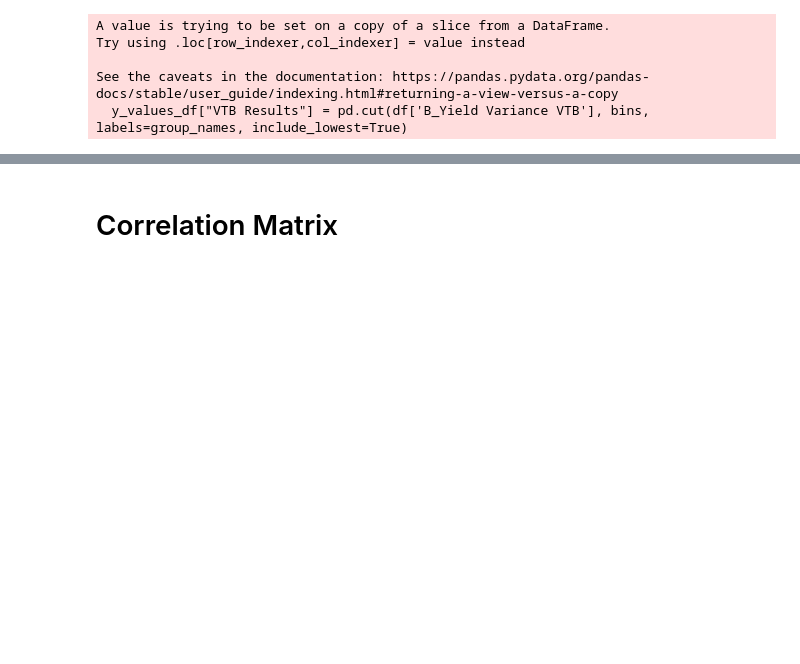
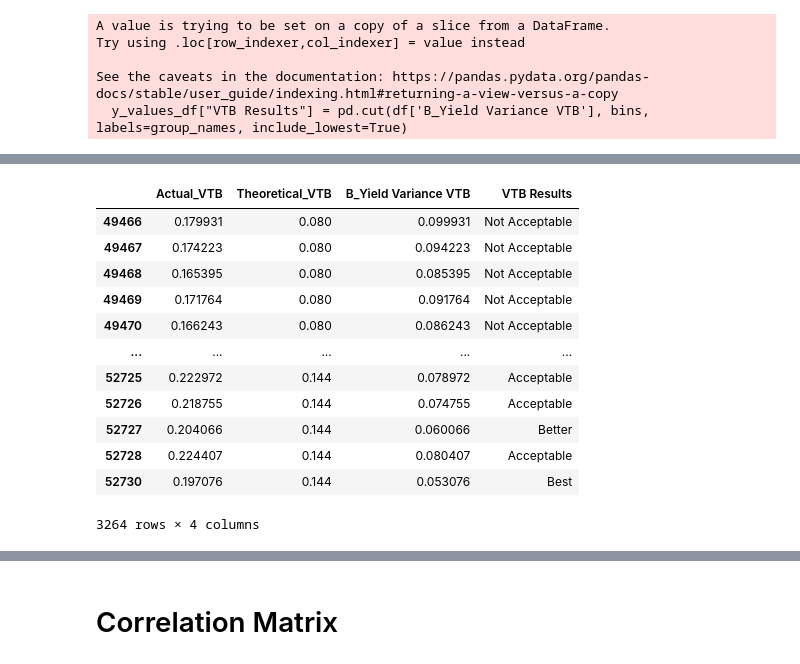
Before and after one commit to JPHebert32/MPO, a Jupyter notebook: data.ipynb, the cells around one changed output, grey strips where cells are left out. Cells and saved outputs as stored; diff of their text form; code cells hidden in the pictures; blank space fills up the shorter version.

```diff
--- a/data.ipynb
+++ b/data.ipynb
@@ -157,0 +192,16 @@ See the caveats in the documentation: https://pandas.pydata.org/pandas-docs/stab
+# %%
+binned_df
+# %% [output]
+|  | Actual_VTB | Theoretical_VTB | B_Yield Variance VTB | VTB Results |
+| 49466 | 0.179931 | 0.080 | 0.099931 | Not Acceptable |
+| 49467 | 0.174223 | 0.080 | 0.094223 | Not Acceptable |
+| 49468 | 0.165395 | 0.080 | 0.085395 | Not Acceptable |
+| 49469 | 0.171764 | 0.080 | 0.091764 | Not Acceptable |
+| 49470 | 0.166243 | 0.080 | 0.086243 | Not Acceptable |
+| ... | ... | ... | ... | ... |
+| 52725 | 0.222972 | 0.144 | 0.078972 | Acceptable |
+| 52726 | 0.218755 | 0.144 | 0.074755 | Acceptable |
+| 52727 | 0.204066 | 0.144 | 0.060066 | Better |
+| 52728 | 0.224407 | 0.144 | 0.080407 | Acceptable |
+| 52730 | 0.197076 | 0.144 | 0.053076 | Best |
+3264 rows × 4 columns
```
Also changed, not shown: parts of 5 cells of this notebook.
